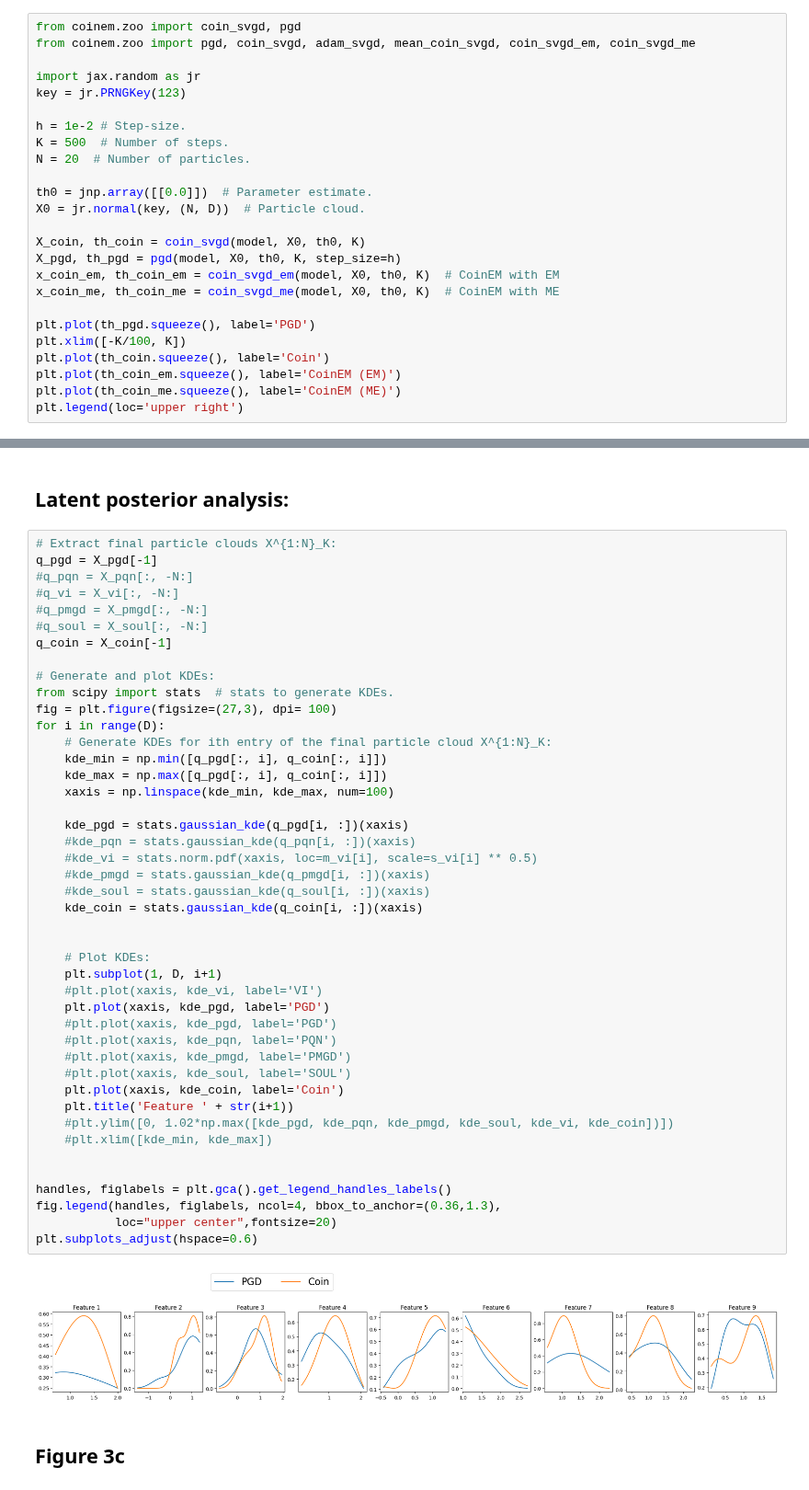
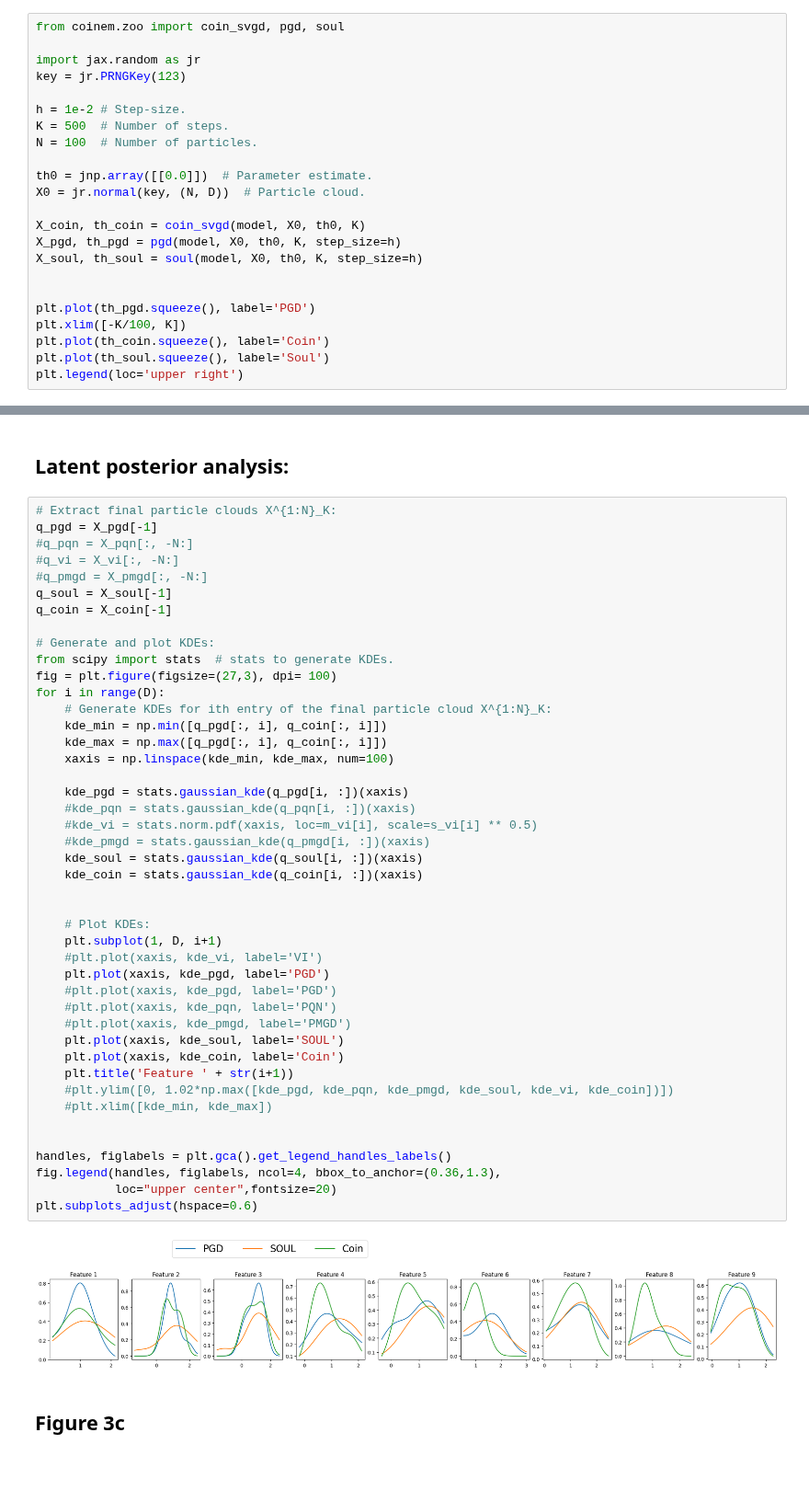
Before and after one commit to chris-nemeth/CoinEM, a Jupyter notebook: new_experiments/bayesian_logistic_regression.ipynb, the cells around one changed output, grey strips where cells are left out. Shown at 92% size. Saved outputs shown, nothing was run; the diff lists cells and outputs as text.

Commit message:
Add soul.

```diff
--- a/new_experiments/bayesian_logistic_regression.ipynb
+++ b/new_experiments/bayesian_logistic_regression.ipynb
@@ -104,29 +104,27 @@ assert jnp.allclose(model.average_score_theta(latent_particles, theta), average_
 # %% [markdown]
 # Experiments
 # %%
-from coinem.zoo import coin_svgd, pgd
-from coinem.zoo import pgd, coin_svgd, adam_svgd, mean_coin_svgd, coin_svgd_em, coin_svgd_me
+from coinem.zoo import coin_svgd, pgd, soul
 
 import jax.random as jr
 key = jr.PRNGKey(123)
 
 h = 1e-2 # Step-size.
 K = 500  # Number of steps.
-N = 20  # Number of particles.
+N = 100  # Number of particles.
 
 th0 = jnp.array([[0.0]])  # Parameter estimate.
 X0 = jr.normal(key, (N, D))  # Particle cloud.
 
 X_coin, th_coin = coin_svgd(model, X0, th0, K)
 X_pgd, th_pgd = pgd(model, X0, th0, K, step_size=h)
-x_coin_em, th_coin_em = coin_svgd_em(model, X0, th0, K)  # CoinEM with EM
-x_coin_me, th_coin_me = coin_svgd_me(model, X0, th0, K)  # CoinEM with ME
+X_soul, th_soul = soul(model, X0, th0, K, step_size=h)
+
 
 plt.plot(th_pgd.squeeze(), label='PGD')
 plt.xlim([-K/100, K])
 plt.plot(th_coin.squeeze(), label='Coin')
-plt.plot(th_coin_em.squeeze(), label='CoinEM (EM)')
-plt.plot(th_coin_me.squeeze(), label='CoinEM (ME)')
+plt.plot(th_soul.squeeze(), label='Soul')
 plt.legend(loc='upper right')
 # %% [output]
 <matplotlib.legend.Legend at 0x...>
@@ -156,7 +153,7 @@ q_pgd = X_pgd[-1]
 #q_pqn = X_pqn[:, -N:]
 #q_vi = X_vi[:, -N:]
 #q_pmgd = X_pmgd[:, -N:]
-#q_soul = X_soul[:, -N:]
+q_soul = X_soul[-1]
 q_coin = X_coin[-1]
 
 # Generate and plot KDEs:
@@ -166,36 +163,36 @@ for i in range(D):
     # Generate KDEs for ith entry of the final particle cloud X^{1:N}_K:
     kde_min = np.min([q_pgd[:, i], q_coin[:, i]])
     kde_max = np.max([q_pgd[:, i], q_coin[:, i]])
     xaxis = np.linspace(kde_min, kde_max, num=100)
 
     kde_pgd = stats.gaussian_kde(q_pgd[i, :])(xaxis)
     #kde_pqn = stats.gaussian_kde(q_pqn[i, :])(xaxis)
     #kde_vi = stats.norm.pdf(xaxis, loc=m_vi[i], scale=s_vi[i] ** 0.5)
     #kde_pmgd = stats.gaussian_kde(q_pmgd[i, :])(xaxis)
-    #kde_soul = stats.gaussian_kde(q_soul[i, :])(xaxis)
+    kde_soul = stats.gaussian_kde(q_soul[i, :])(xaxis)
     kde_coin = stats.gaussian_kde(q_coin[i, :])(xaxis)
 
 
     # Plot KDEs:
     plt.subplot(1, D, i+1)
     #plt.plot(xaxis, kde_vi, label='VI')
     plt.plot(xaxis, kde_pgd, label='PGD')
     #plt.plot(xaxis, kde_pgd, label='PGD')
     #plt.plot(xaxis, kde_pqn, label='PQN')
     #plt.plot(xaxis, kde_pmgd, label='PMGD')
-    #plt.plot(xaxis, kde_soul, label='SOUL')
+    plt.plot(xaxis, kde_soul, label='SOUL')
     plt.plot(xaxis, kde_coin, label='Coin')
     plt.title('Feature ' + str(i+1))
     #plt.ylim([0, 1.02*np.max([kde_pgd, kde_pqn, kde_pmgd, kde_soul, kde_vi, kde_coin])])
     #plt.xlim([kde_min, kde_max])
 
 
 handles, figlabels = plt.gca().get_legend_handles_labels()
 fig.legend(handles, figlabels, ncol=4, bbox_to_anchor=(0.36,1.3),
            loc="upper center",fontsize=20)
 plt.subplots_adjust(hspace=0.6)
 # %% [output]
-[figure, old version]
+[figure, new version]
 # %% [markdown]
 ## Figure 3c
 # %% [markdown]
```
Also changed, not shown: parts of 2 cells of this notebook, 3 other files.
